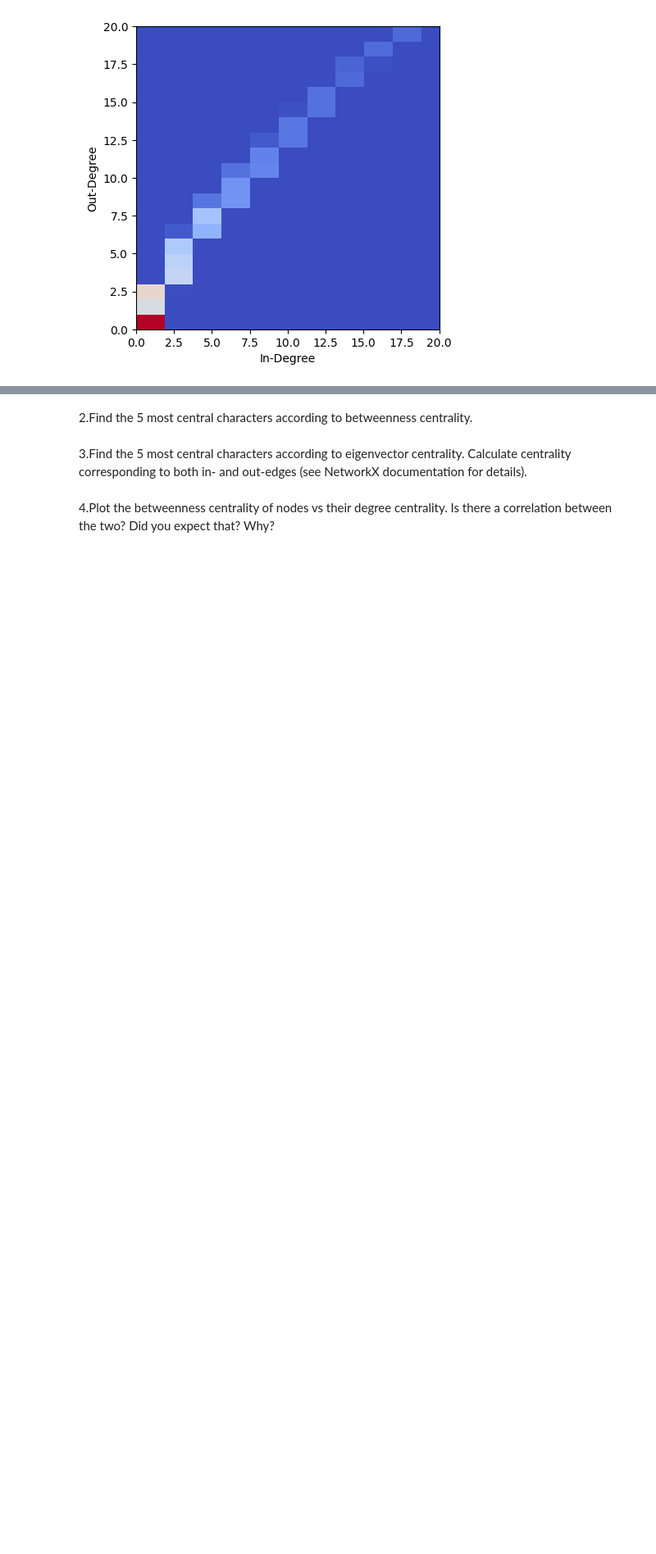
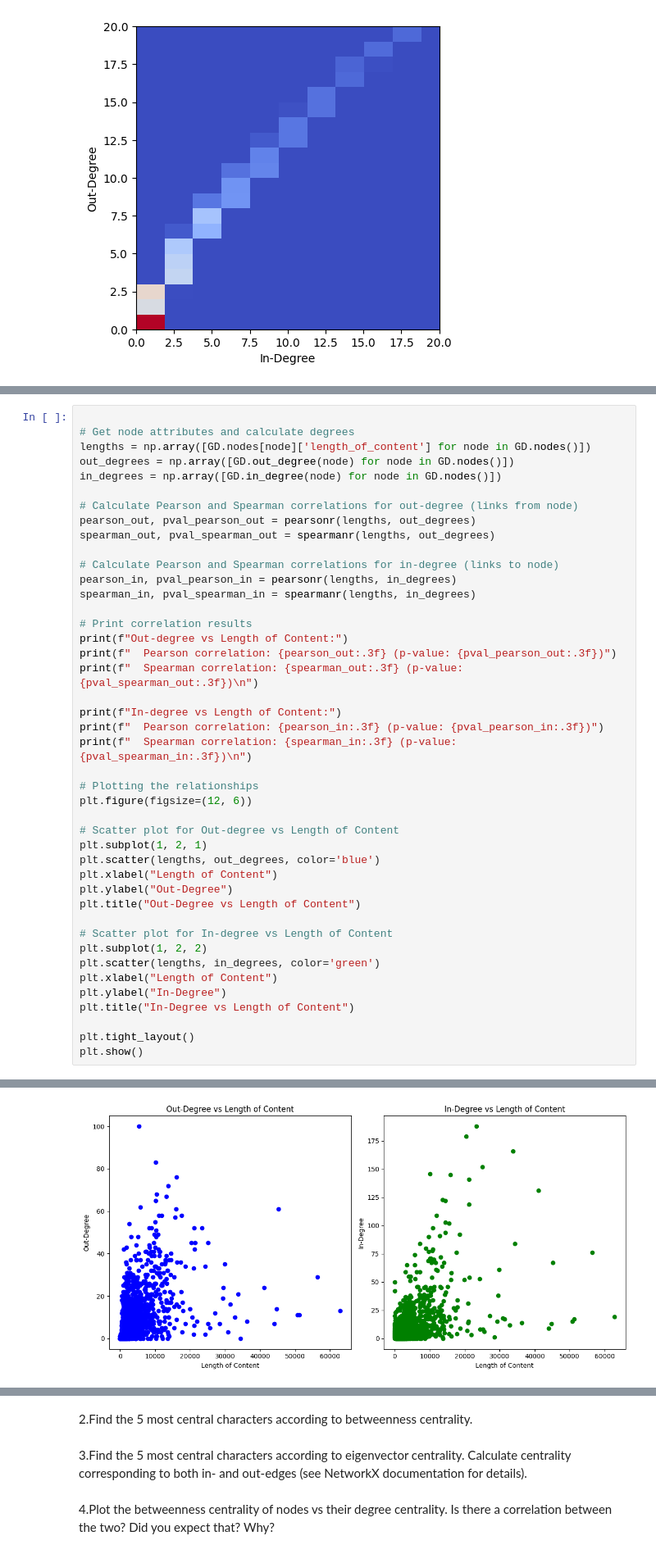
Before and after one commit to AleksandarLukic96/02805_Social_Graphs_and_Interactions, a Jupyter notebook: Exercise_solutions/Week_5.ipynb, the cells around one changed output, grey strips where cells are left out. Shown at 82% size. Drawn from its saved outputs; the diff is of its cells as text; blank space fills up the shorter version.

```diff
--- a/Exercise_solutions/Week_5.ipynb
+++ b/Exercise_solutions/Week_5.ipynb
@@ -374,0 +379,44 @@ The heatmap is effective for getting an idea of where there is a ...
+# %%
+
+# Get node attributes and calculate degrees
+lengths = np.array([GD.nodes[node]['length_of_content'] for node in GD.nodes()])
+out_degrees = np.array([GD.out_degree(node) for node in GD.nodes()])
+in_degrees = np.array([GD.in_degree(node) for node in GD.nodes()])
+
+# Calculate Pearson and Spearman correlations for out-degree (links from node)
+pearson_out, pval_pearson_out = pearsonr(lengths, out_degrees)
+spearman_out, pval_spearman_out = spearmanr(lengths, out_degrees)
+
+# Calculate Pearson and Spearman correlations for in-degree (links to node)
+pearson_in, pval_pearson_in = pearsonr(lengths, in_degrees)
+spearman_in, pval_spearman_in = spearmanr(lengths, in_degrees)
+
+# Print correlation results
+print(f"Out-degree vs Length of Content:")
+print(f"  Pearson correlation: {pearson_out:.3f} (p-value: {pval_pearson_out:.3f})")
+print(f"  Spearman correlation: {spearman_out:.3f} (p-value: {pval_spearman_out:.3f})\n")
+
+print(f"In-degree vs Length of Content:")
+print(f"  Pearson correlation: {pearson_in:.3f} (p-value: {pval_pearson_in:.3f})")
+print(f"  Spearman correlation: {spearman_in:.3f} (p-value: {pval_spearman_in:.3f})\n")
+
+# Plotting the relationships
+plt.figure(figsize=(12, 6))
+
+# Scatter plot for Out-degree vs Length of Content
+plt.subplot(1, 2, 1)
+plt.scatter(lengths, out_degrees, color='blue')
+plt.xlabel("Length of Content")
+plt.ylabel("Out-Degree")
+plt.title("Out-Degree vs Length of Content")
+
+# Scatter plot for In-degree vs Length of Content
+plt.subplot(1, 2, 2)
+plt.scatter(lengths, in_degrees, color='green')
+plt.xlabel("Length of Content")
+plt.ylabel("In-Degree")
+plt.title("In-Degree vs Length of Content")
+
+plt.tight_layout()
+plt.show()
+# %% [output]
@@ -374,0 +430 @@ The heatmap is effective for getting an idea of where there is a ...
+[figure, added]
```
Also changed, not shown: parts of 8 cells of this notebook.
